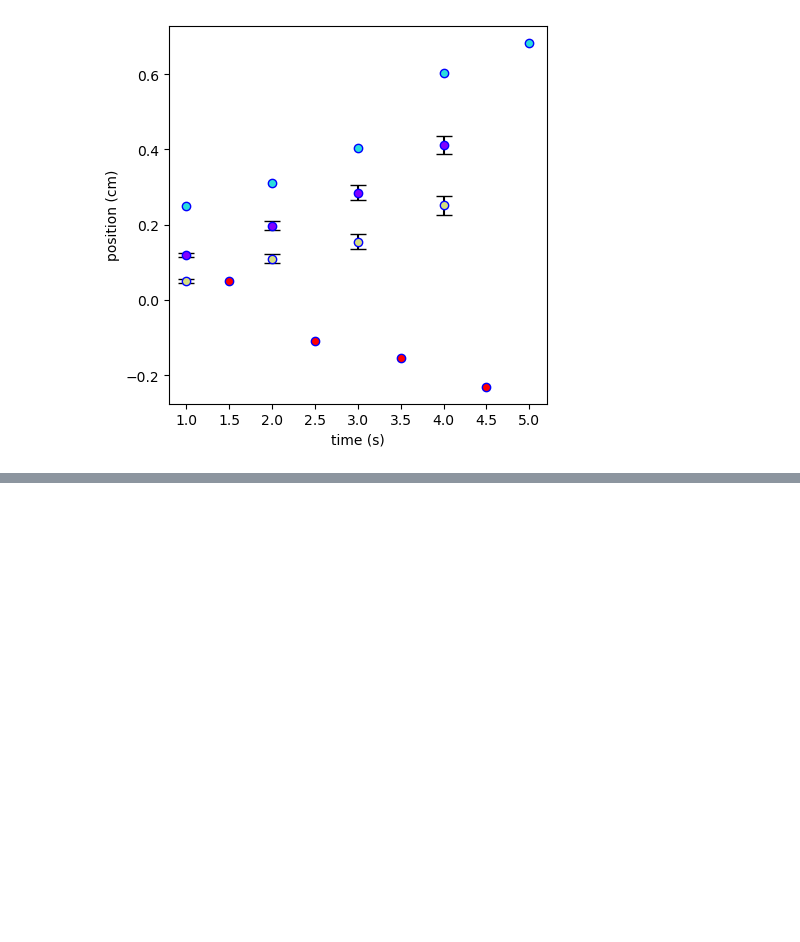
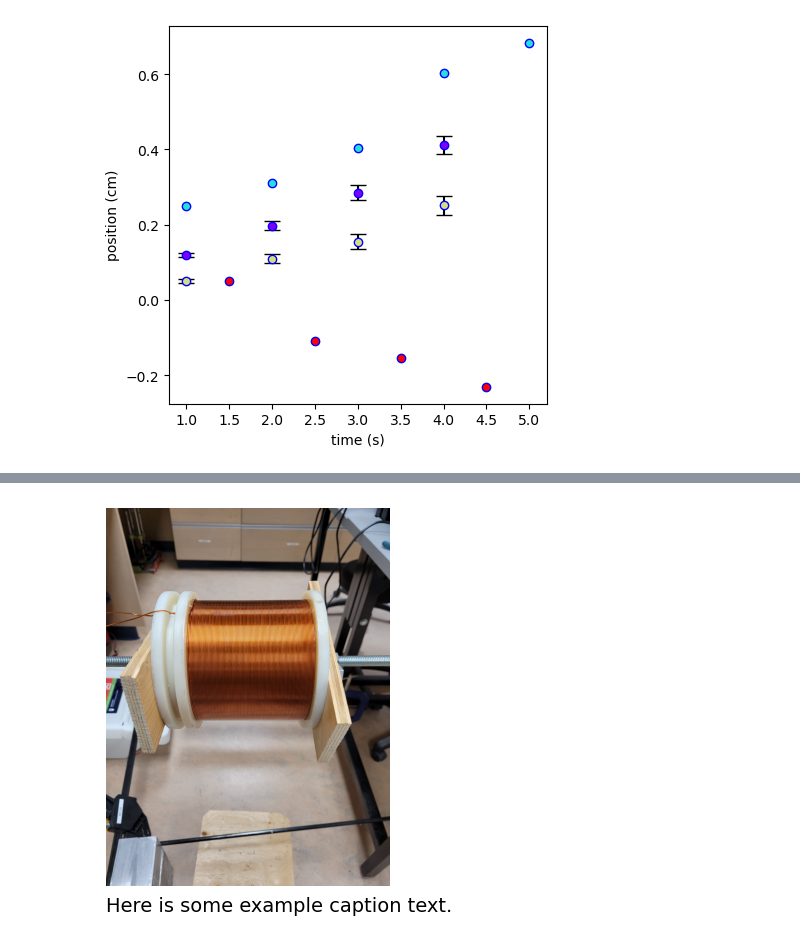
Before and after one commit to jake-bobowski/PHYS121_Functions, a Jupyter notebook: PHYS_121_Functions_demonstration.ipynb, the cells around one changed output, grey strips where cells are left out. Drawn from its saved outputs; the diff is of its cells as text; code cells hidden in the pictures; blank space fills up the shorter version.

```diff
--- a/PHYS_121_Functions_demonstration.ipynb
+++ b/PHYS_121_Functions_demonstration.ipynb
@@ -333,0 +364,6 @@ fig = PHYS121.MultiScatter(DataArray, 'time', 'position', 's', 'cm')
+# %%
+import PHYS121
+caption = 'Here is some example caption text.'
+fig = PHYS121.ImportImage('pic.jpg', caption, -90)
+# %% [output]
+[figure, added]
```
Also changed, not shown: parts of 3 cells of this notebook, 1 other file.
